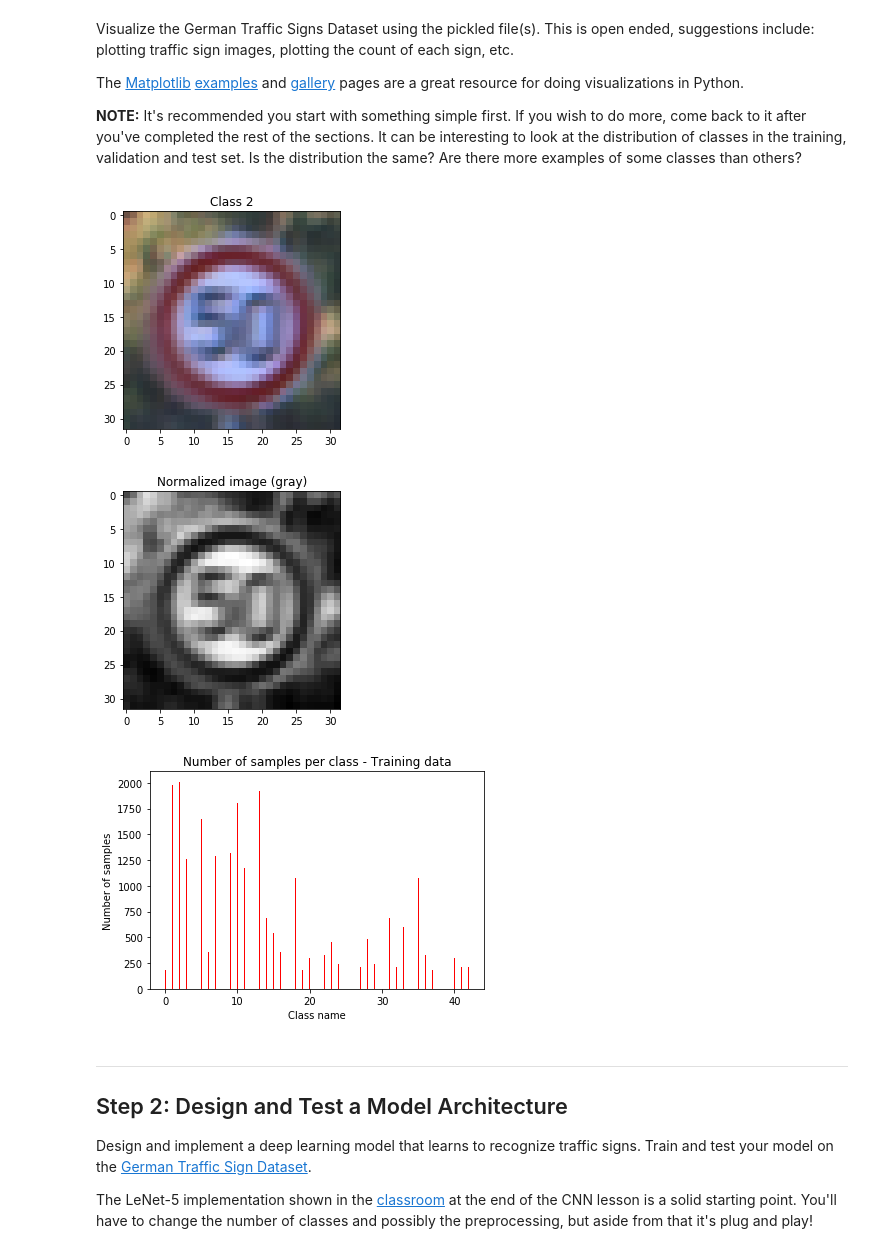
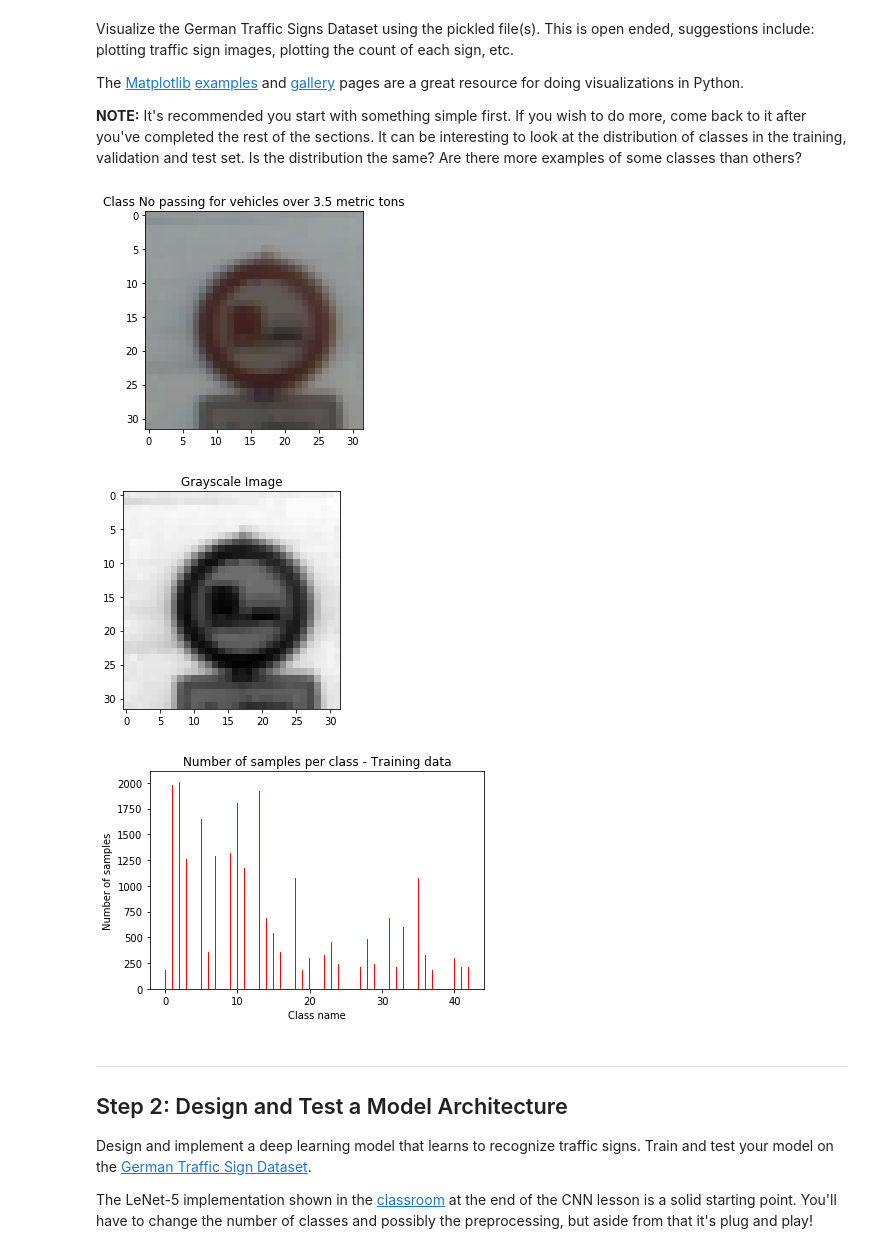
Before and after one commit to bespoke-code/CarND-P2-Traffic-Sign-Classifier, a Jupyter notebook: code_Project2_AndrejGeorgievski.ipynb, the cells around one changed output. Cells and saved outputs as stored; diff of their text form; code cells hidden in the pictures.

```diff
--- a/code_Project2_AndrejGeorgievski.ipynb
+++ b/code_Project2_AndrejGeorgievski.ipynb
@@ -52,3 +52,13 @@ The pickled data is a dictionary with 4 key/value pairs:
 Complete the basic data summary below. Use python, numpy and/or pandas methods to calculate the data summary rather than hard coding the results. For example, the [pandas shape method](http://pandas.pydata.org/pandas-docs/stable/generated/pandas.DataFrame.shape.html) might be useful for calculating some of the summary results.
 # %% [markdown]
 ### Provide a Basic Summary of the Data Set Using Python, Numpy and/or Pandas
+# %%
+# Extracting all class labels for better clarity
+import csv
+class_labels_file = './data/signnames.csv'
+
+with open(class_labels_file) as labels:
+    fileReader = csv.reader(labels)
+    class_labels = {int(item[0]):item[1] for item in fileReader}
+
+print (class_labels)
@@ -91,39 +107,39 @@ The [Matplotlib](http://matplotlib.org/) [examples](http://matplotlib.org/exampl
 # %%
 ### Data exploration visualization code goes here.
 ### Feel free to use as many code cells as needed.
 import matplotlib.pyplot as plt
 import cv2
+import random
+
 # Visualizations will be shown in the notebook.
 %matplotlib inline
 
 # Plot a single image from the test dataset
-plt.imshow(X_train[0])
-plt.title("Class " + str(y_train[0]))
+index = random.randint(0, len(X_train))
+plt.imshow(X_train[index])
+plt.title("Class " + class_labels[y_train[index]])
 plt.show()
 
-modifiedImg = cv2.cvtColor(X_train[0], cv2.COLOR_RGB2GRAY)
-# print(modifiedImg[15][10:20])
-modifiedImg = (modifiedImg-128.)/128.
-# print(modifiedImg[15][10:20])
+modifiedImg = cv2.cvtColor(X_train[index], cv2.COLOR_RGB2GRAY)
 plt.imshow(modifiedImg, cmap='gray')
-plt.title("Normalized image (gray)")
+plt.title("Grayscale Image")
 
 # Plotting a bar chart of the number of samples per class included in the dataset
 # Training set
 indices = np.arange(0, n_classes)
 bar_width = 0.1
 fig, axis = plt.subplots()
 
 classes, classes_count = np.unique(np.array(y_train), return_counts=True)
 
 barchart = plt.bar(indices, tuple(classes_count), bar_width, color='r', label="Sample count (per class)")
 plt.xlabel("Class name")
 plt.ylabel("Number of samples")
 plt.title("Number of samples per class - Training data")
 plt.show()
 # %% [output]
-[figure, old version]
+[figure, new version]
-[figure, old version]
+[figure, new version]
 [figure]
 # %% [markdown]
 ----
```
Also changed, not shown: parts of 9 cells of this notebook, 2 other files.
